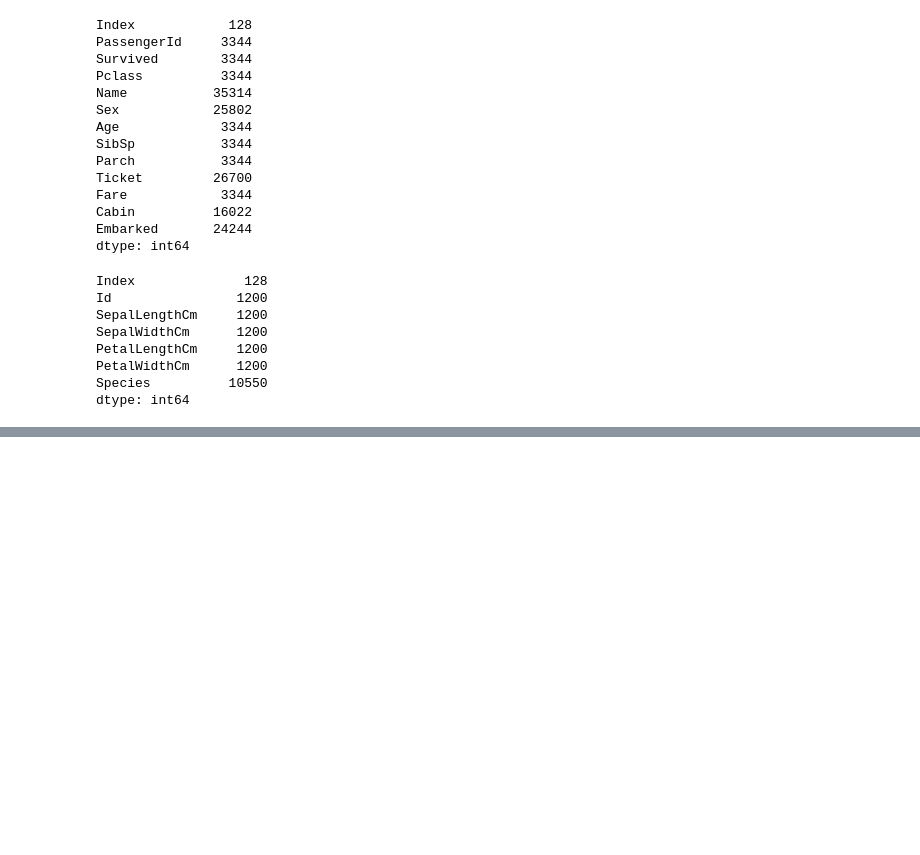
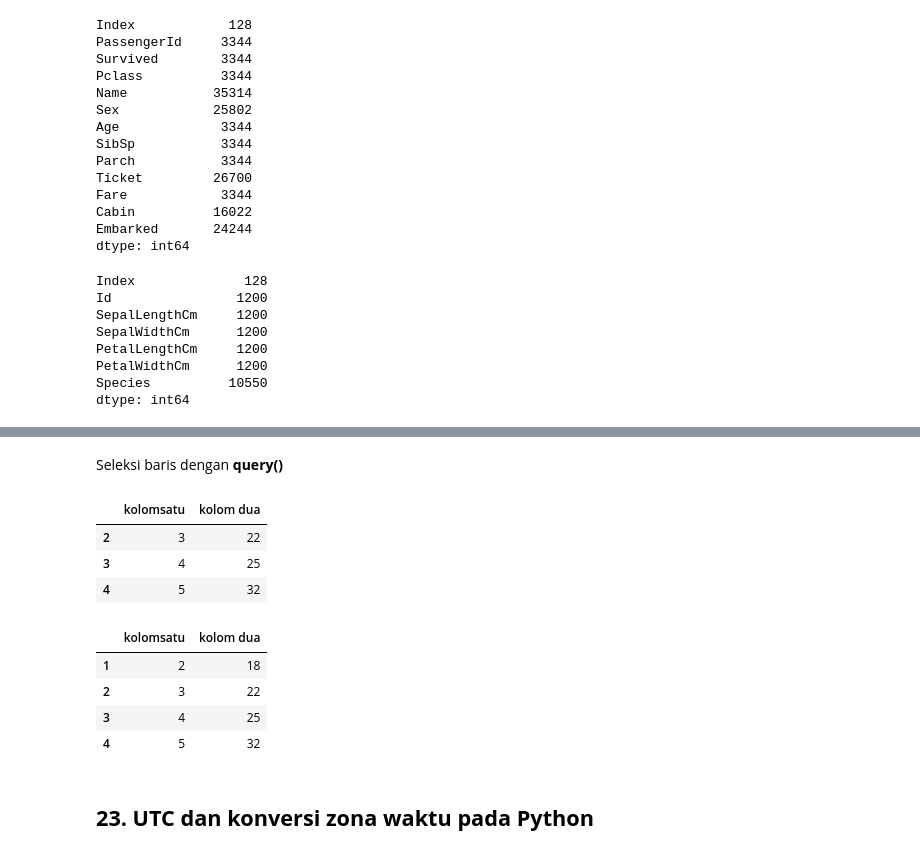
Before and after one commit to Edy-Mochamad/Learn-jupyter-notebook, a Jupyter notebook: pandas.ipynb, the cells around one changed output, grey strips where cells are left out. Drawn from its saved outputs; the diff is of its cells as text; code cells hidden in the pictures; blank space fills up the shorter version.

```diff
--- a/pandas.ipynb
+++ b/pandas.ipynb
@@ -1194,0 +1230,19 @@ dtype: int64
+# %% [markdown]
+Seleksi baris dengan **query()**
+# %%
+df.query('kolomsatu > 2')
+# %% [output]
+|  | kolomsatu | kolom dua |
+| 2 | 3 | 22 |
+| 3 | 4 | 25 |
+| 4 | 5 | 32 |
+# %%
+df.query(' `kolom dua` >= 18') #jika dihadapkan dengan label kolom menggunakan spasi. maka, cukup apit label tsb dengan karakter bactic
+# %% [output]
+|  | kolomsatu | kolom dua |
+| 1 | 2 | 18 |
+| 2 | 3 | 22 |
+| 3 | 4 | 25 |
+| 4 | 5 | 32 |
+# %% [markdown]
+## **23. UTC dan konversi zona waktu pada Python**
```
Also changed, not shown: parts of 3 cells of this notebook.
